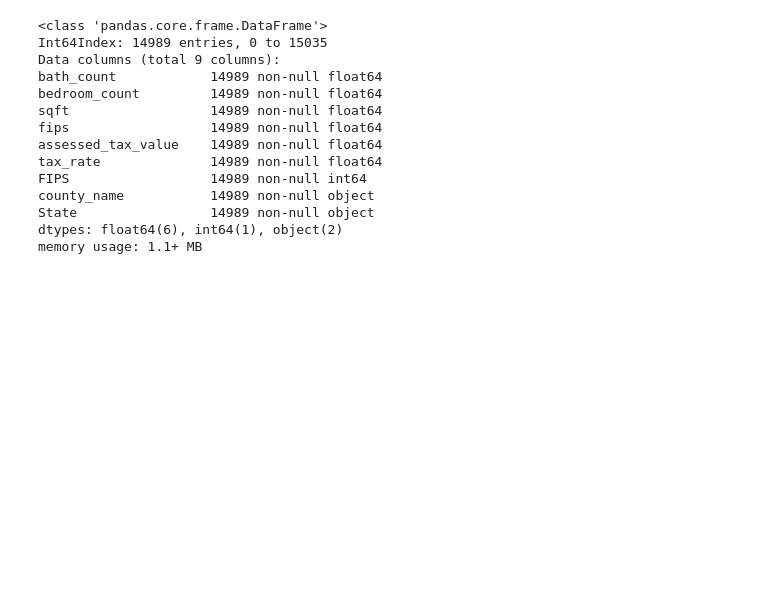
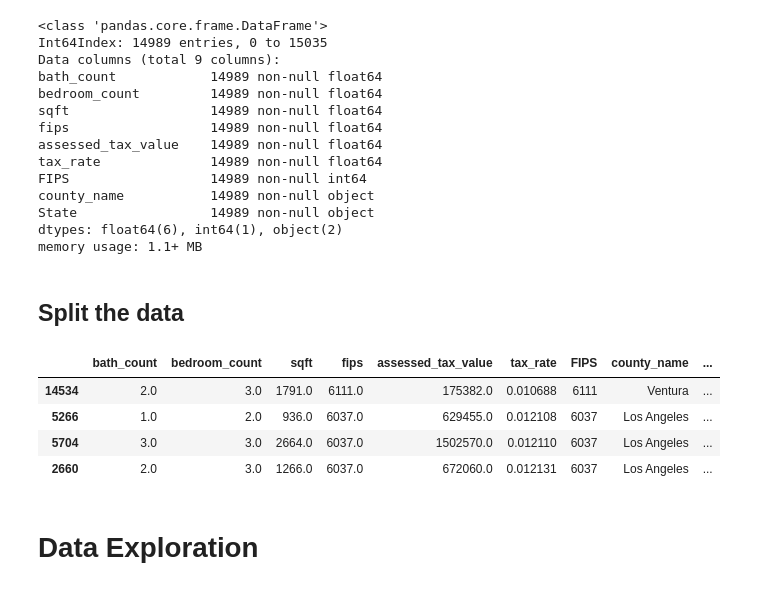
Before and after one commit to yvonneking1/zillow_project, a Jupyter notebook: zillow_scratchpad.ipynb, the cells around one changed output. Cells and saved outputs as stored; diff of their text form; code cells hidden in the pictures; blank space fills up the shorter version.

```diff
--- a/zillow_scratchpad.ipynb
+++ b/zillow_scratchpad.ipynb
@@ -199,3 +206,5 @@ county_name           14989 non-null object
 State                 14989 non-null object
 dtypes: float64(6), int64(1), object(2)
 memory usage: 1.1+ MB
+# %% [markdown]
+## Split the data
@@ -201,0 +222,10 @@ memory usage: 1.1+ MB
+# %%
+train.sample(4)
+# %% [output]
+|  | bath_count | bedroom_count | sqft | fips | assessed_tax_value | tax_rate | FIPS | county_name | ... |
+| 14534 | 2.0 | 3.0 | 1791.0 | 6111.0 | 175382.0 | 0.010688 | 6111 | Ventura | ... |
+| 5266 | 1.0 | 2.0 | 936.0 | 6037.0 | 629455.0 | 0.012108 | 6037 | Los Angeles | ... |
+| 5704 | 3.0 | 3.0 | 2664.0 | 6037.0 | 1502570.0 | 0.012110 | 6037 | Los Angeles | ... |
+| 2660 | 2.0 | 3.0 | 1266.0 | 6037.0 | 672060.0 | 0.012131 | 6037 | Los Angeles | ... |
+# %% [markdown]
+# Data Exploration
```
Also changed, not shown: parts of 33 cells of this notebook, 1 other file.
